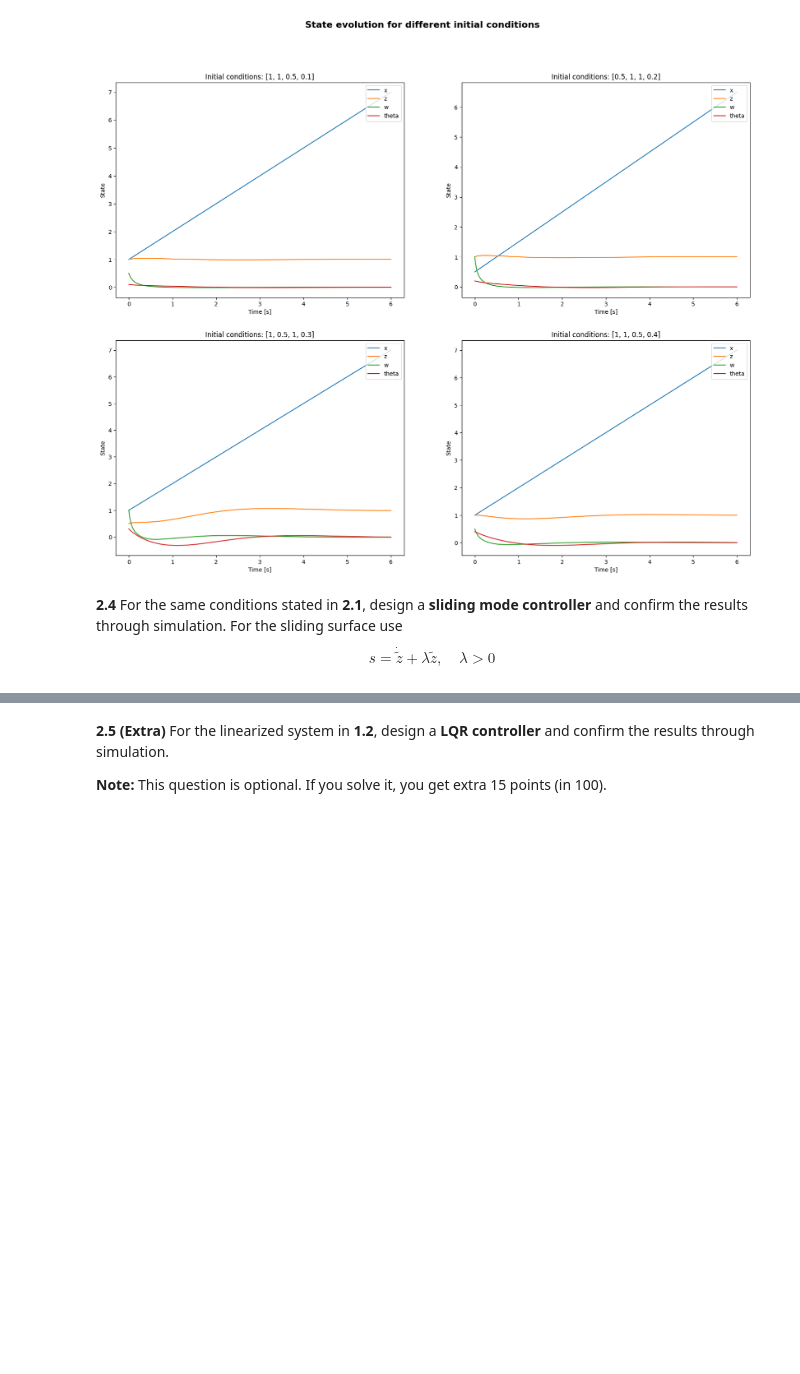
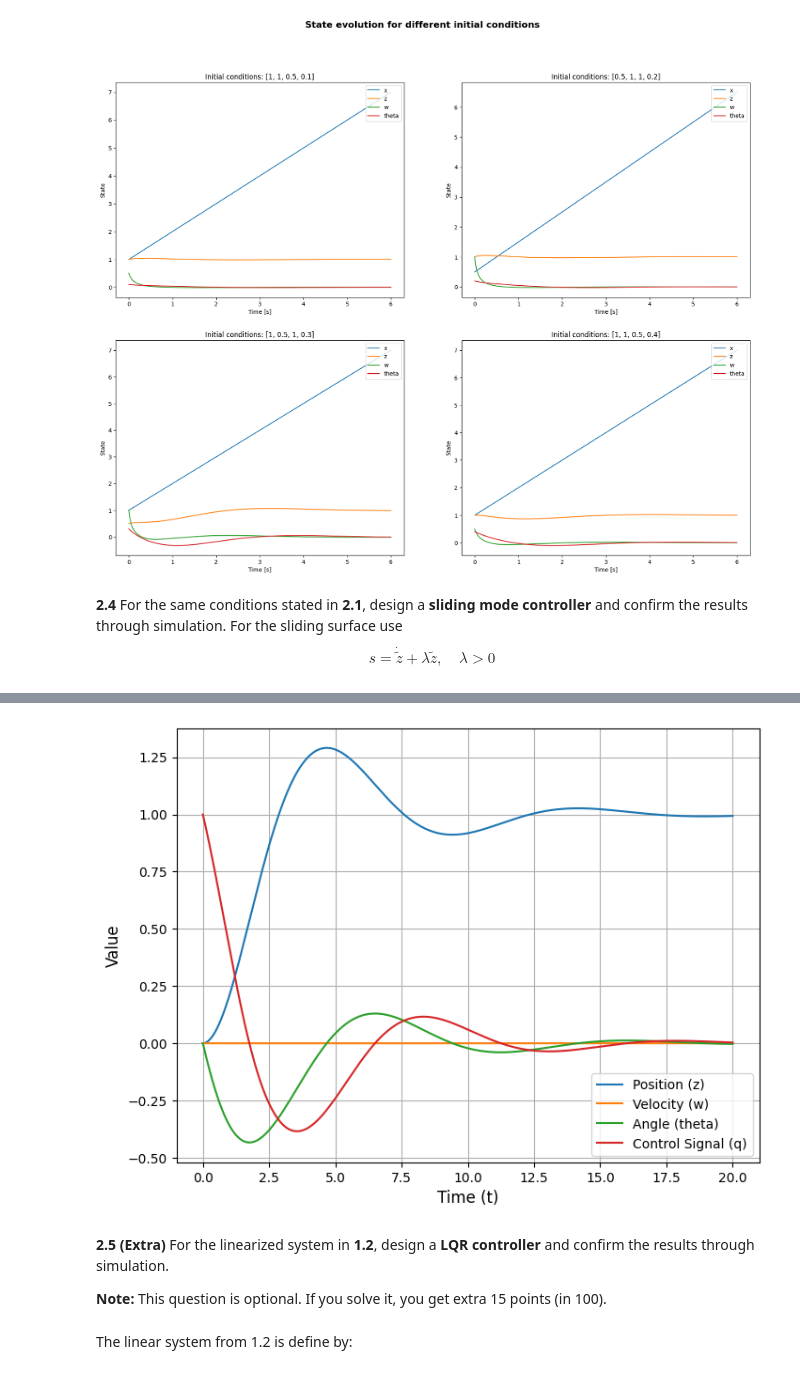
Before and after one commit to TiagoClaro02/ControlAndOptimization, a Jupyter notebook: CO_project1and2.ipynb, the cells around one changed output, grey strips where cells are left out. Drawn from its saved outputs; the diff is of its cells as text; code cells hidden in the pictures; blank space fills up the shorter version.

```diff
--- a/CO_project1and2.ipynb
+++ b/CO_project1and2.ipynb
@@ -878,3 +875,67 @@ plt.show()
+# %%
+# Variables
+vd = 1
+zd = 1
+t = np.linspace(0, 15, 20000)
+x0_1 = [3, 0, np.pi/3]
+x0_2 = [2, 0, 0]
+x0_3 = [1, 0, -np.pi/4]
+lambda_ = 1
+epsilon = 1
+beta = 0.5
+
+def sat_model(state, t):
+	z = state[0] - zd
+	w = state[1]
+	theta = state[2]
+
+	dzdt = -vd*np.tan(theta)
+	dwdt = 0
+
+	s = dzdt + lambda_*z
+	q = beta*sat(s / epsilon)
+
+	dthetadt = q
+
+	return np.array([dzdt, dwdt, dthetadt])
+
+def sat(y):
+	if y>epsilon:
+		return 1
+	elif y<-epsilon:
+		return -1
+	else:
+		return y
+
+def sign(y):
+	if y>0:
+		return 1
+	elif y<0:
+		return -1
+	else:
+		return 0
+
+t = np.linspace(0, 20, 20000)
+x0 = np.array([0, 0, 0])
+
+states = integrate.odeint(sat_model, x0, t, full_output=False)
+
+s = np.array([-vd * np.tan(state[2]) + lambda_ * (state[0] - zd) for state in states])
+beta = lambda_ * 0.5 + beta
+q = -beta * np.array([sat(si/ epsilon) for si in s])
+
+fig, ax = plt.subplots(figsize=(8, 6))
+ax.plot(t, states[:, 0], label='Position (z)')
+ax.plot(t, states[:, 1], label='Velocity (w)')
+ax.plot(t, states[:, 2], label='Angle (theta)')
+ax.plot(t, q, label='Control Signal (q)')
+ax.set_xlabel('Time (t)', fontsize=12)
+ax.set_ylabel('Value', fontsize=12)
+ax.legend()
+ax.grid()
+plt.show()
+# %% [output]
+[figure, added]
 # %% [markdown]
 **2.5 (Extra)**
 For the linearized system in **1.2**, design a **LQR controller** and confirm the results through simulation.
@@ -882,3 +943,5 @@ For the linearized system in **1.2**, design a **LQR controller** and confirm th
 
 
 **Note:** This question is optional. If you solve it, you get extra 15 points (in 100).
+# %% [markdown]
+The linear system from 1.2 is define by:
```
Also changed, not shown: parts of 3 cells of this notebook.
